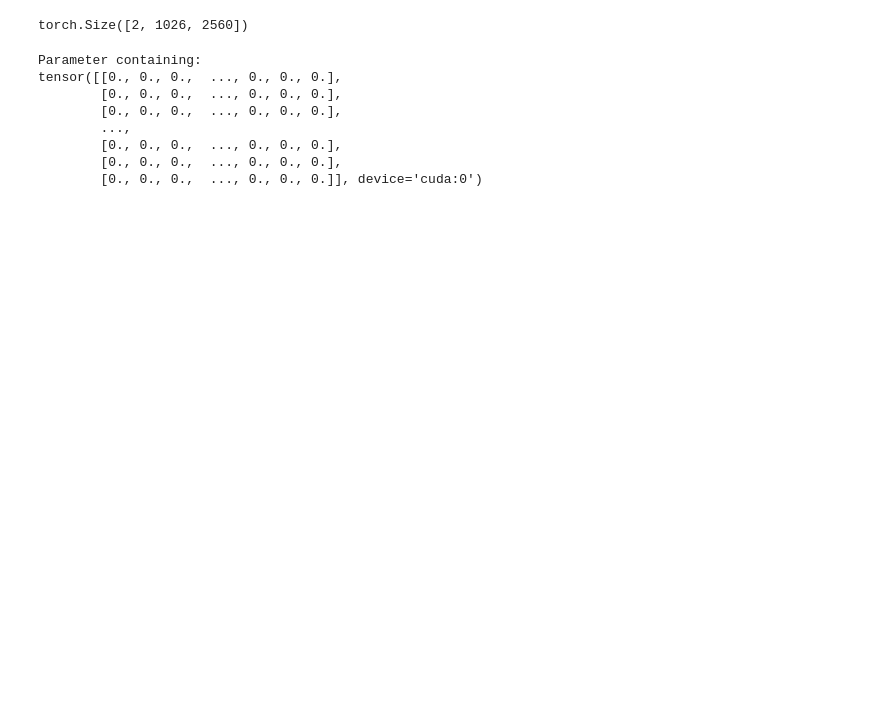
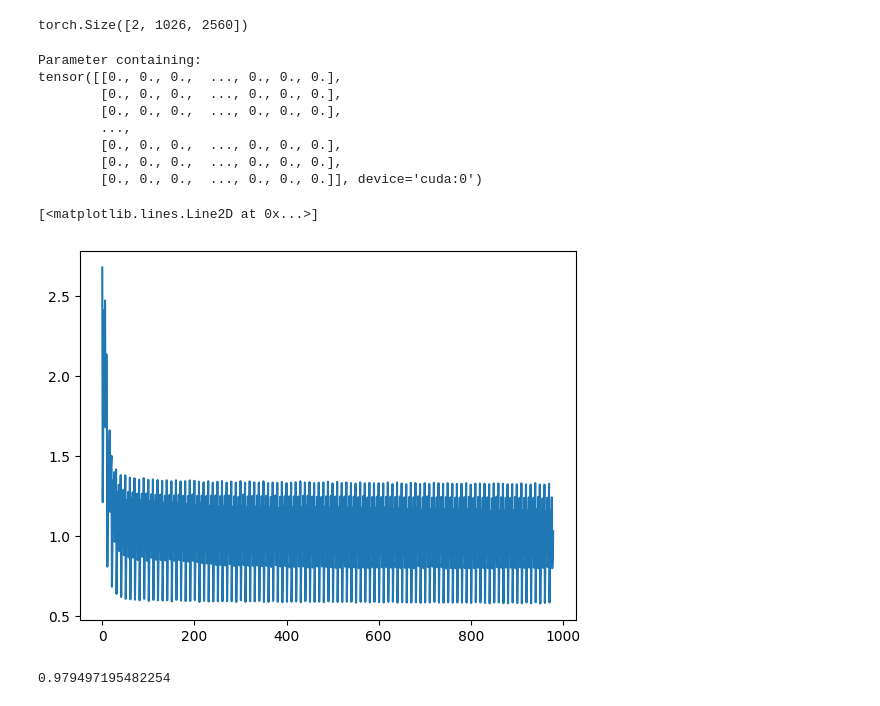
Before and after one commit to pranay8297/esm, a Jupyter notebook: notebooks/prot_gpt.ipynb, the cells around one changed output. Cells and saved outputs as stored; diff of their text form; code cells hidden in the pictures; blank space fills up the shorter version.

```diff
--- a/notebooks/prot_gpt.ipynb
+++ b/notebooks/prot_gpt.ipynb
@@ -2105,9 +2116,9 @@ torch.Size([4, 30, 640])
 # New Experiments
 # %%
 tokens_for_grad_update = 30000
-epochs = 5
+epochs = 1
 batch_size = 8
-grad_accum_steps = 10
+grad_accum_steps = 20
 
 sequences = ds['train']['text']
 train_seqs, valid_seqs = train_test_split(sequences, test_size = 0.05, shuffle = True)
@@ -2122,14 +2133,17 @@ device = torch.device('cuda' if torch.cuda.is_available() else 'cpu')
 if torch.cuda.is_available():
     torch.cuda.empty_cache()
 
-# model = ESM.from_pretrained(LoRAConfig(lora_r = 64, lora_key = True, lora_mlp = True, lora_projection = True, lora_alpha = 32), 'esm2_t30_150M_UR50D', use_final_proj= False)
-model = ESM.from_pretrained(LoRAConfig(lora_r = 64, lora_key = False, lora_mlp = False, lora_projection = False, lora_query = False, lora_value = False, lora_alpha = 32), 'esm2_t30_150M_UR50D', use_final_proj= False)
+# Finetune the model with LoRA
+model = ESM.from_pretrained(LoRAConfig(lora_r = 64, lora_key = True, lora_mlp = True, lora_projection = True, lora_alpha = 32), 'esm2_t30_150M_UR50D', use_final_proj= True)
+
+# Full finetune the model
+# model = ESM.from_pretrained(LoRAConfig(lora_r = 64, lora_key = False, lora_mlp = False, lora_projection = False, lora_query = False, lora_value = False, lora_alpha = 32), 'esm2_t30_150M_UR50D', use_final_proj= False)
+# for i in model.parameters():
+#     i.requires_grad_(True)
+
 device = torch.device('cuda' if torch.cuda.is_available() else 'cpu')
 model = model.to(device)
 # %% [output]
 loading weights from pretrained gpt: esm2_t30_150M_UR50D
 Some weights of EsmForSequenceClassification were not initialized from the model checkpoint at facebook/esm2_t30_150M_UR50D and are newly initialized: ['classifier.dense.bias', 'classifier.dense.weigh ...
 You should probably TRAIN this model on a down-stream task to be able to use it for predictions and inference.
-# %%
-for i in model.parameters():
-    i.requires_grad_(True)
@@ -2140,9 +2150,12 @@ iterations
 # %%
 import numpy as np
 from torch.optim import AdamW
-opt = AdamW(model.parameters(), lr = 8.2e-05, betas = (0.9, 0.98), eps = 1e-08, fused = True)
-# lr_scheduler = torch.optim.lr_scheduler.OneCycleLR(opt, max_lr = 3e-04, total_steps = iterations, final_div_factor=10.0)
-lr_scheduler = torch.optim.lr_scheduler.CosineAnnealingLR(opt, iterations)
+opt = AdamW(model.parameters(), lr = 3e-04, betas = (0.9, 0.98), eps = 1e-08, fused = True)
+
+lr_scheduler = torch.optim.lr_scheduler.OneCycleLR(opt, max_lr = 3e-04, total_steps = iterations, final_div_factor=10.0)
+
+# Use this line if you are starting from a checkpoint, else use oneCycle LR schedule
+# lr_scheduler = torch.optim.lr_scheduler.CosineAnnealingLR(opt, iterations)
 # %%
 steps_processed_after_gradstep = 0
 total_tokens_trained = 0
@@ -2234,0 +2260,9 @@ tensor([[0., 0., 0.,  ..., 0., 0., 0.],
+# %%
+plt.plot(vl_losses_all)
+# %% [output]
+[<matplotlib.lines.Line2D at 0x...>]
+[figure, added]
+# %%
+np.mean(vl_losses_all[-500:])
+# %% [output]
+0.979497195482254
```
Also changed, not shown: parts of 14 cells of this notebook.
